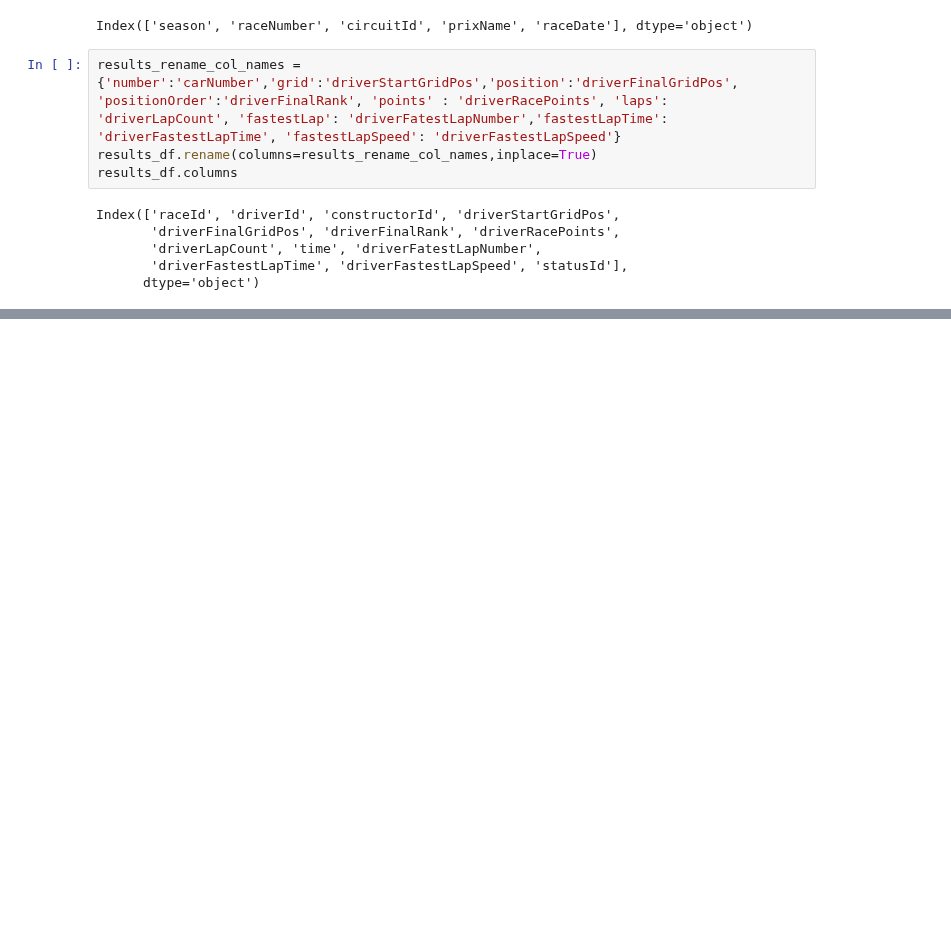
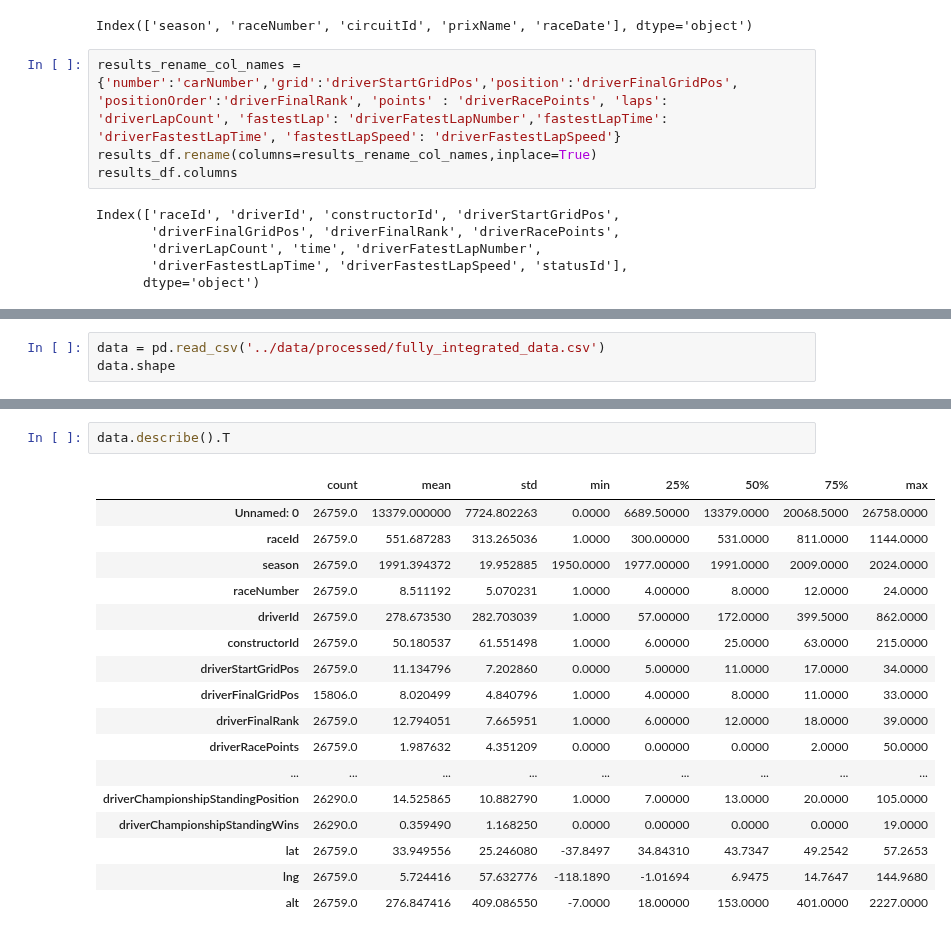
Before and after one commit to yesh-045/Data_Premier_League, a Jupyter notebook: notebooks/EDA.ipynb, the cells around one changed output, grey strips where cells are left out. Drawn from its saved outputs; the diff is of its cells as text; blank space fills up the shorter version.

```diff
--- a/notebooks/EDA.ipynb
+++ b/notebooks/EDA.ipynb
@@ -922,0 +875,3 @@ final_fully_integrated_data.head()
+# %%
+data = pd.read_csv('../data/processed/fully_integrated_data.csv')
+data.shape
@@ -922,0 +900,20 @@ final_fully_integrated_data.head()
+# %%
+data.describe().T
+# %% [output]
+|  | count | mean | std | min | 25% | 50% | 75% | max |
+| Unnamed: 0 | 26759.0 | 13379.000000 | 7724.802263 | 0.0000 | 6689.50000 | 13379.0000 | 20068.5000 | 26758.0000 |
+| raceId | 26759.0 | 551.687283 | 313.265036 | 1.0000 | 300.00000 | 531.0000 | 811.0000 | 1144.0000 |
+| season | 26759.0 | 1991.394372 | 19.952885 | 1950.0000 | 1977.00000 | 1991.0000 | 2009.0000 | 2024.0000 |
+| raceNumber | 26759.0 | 8.511192 | 5.070231 | 1.0000 | 4.00000 | 8.0000 | 12.0000 | 24.0000 |
+| driverId | 26759.0 | 278.673530 | 282.703039 | 1.0000 | 57.00000 | 172.0000 | 399.5000 | 862.0000 |
+| constructorId | 26759.0 | 50.180537 | 61.551498 | 1.0000 | 6.00000 | 25.0000 | 63.0000 | 215.0000 |
+| driverStartGridPos | 26759.0 | 11.134796 | 7.202860 | 0.0000 | 5.00000 | 11.0000 | 17.0000 | 34.0000 |
+| driverFinalGridPos | 15806.0 | 8.020499 | 4.840796 | 1.0000 | 4.00000 | 8.0000 | 11.0000 | 33.0000 |
+| driverFinalRank | 26759.0 | 12.794051 | 7.665951 | 1.0000 | 6.00000 | 12.0000 | 18.0000 | 39.0000 |
+| driverRacePoints | 26759.0 | 1.987632 | 4.351209 | 0.0000 | 0.00000 | 0.0000 | 2.0000 | 50.0000 |
+| ... | ... | ... | ... | ... | ... | ... | ... | ... |
+| driverChampionshipStandingPosition | 26290.0 | 14.525865 | 10.882790 | 1.0000 | 7.00000 | 13.0000 | 20.0000 | 105.0000 |
+| driverChampionshipStandingWins | 26290.0 | 0.359490 | 1.168250 | 0.0000 | 0.00000 | 0.0000 | 0.0000 | 19.0000 |
+| lat | 26759.0 | 33.949556 | 25.246080 | -37.8497 | 34.84310 | 43.7347 | 49.2542 | 57.2653 |
+| lng | 26759.0 | 5.724416 | 57.632776 | -118.1890 | -1.01694 | 6.9475 | 14.7647 | 144.9680 |
+| alt | 26759.0 | 276.847416 | 409.086550 | -7.0000 | 18.00000 | 153.0000 | 401.0000 | 2227.0000 |
```
Also changed, not shown: parts of 27 cells of this notebook, 15 other files.
